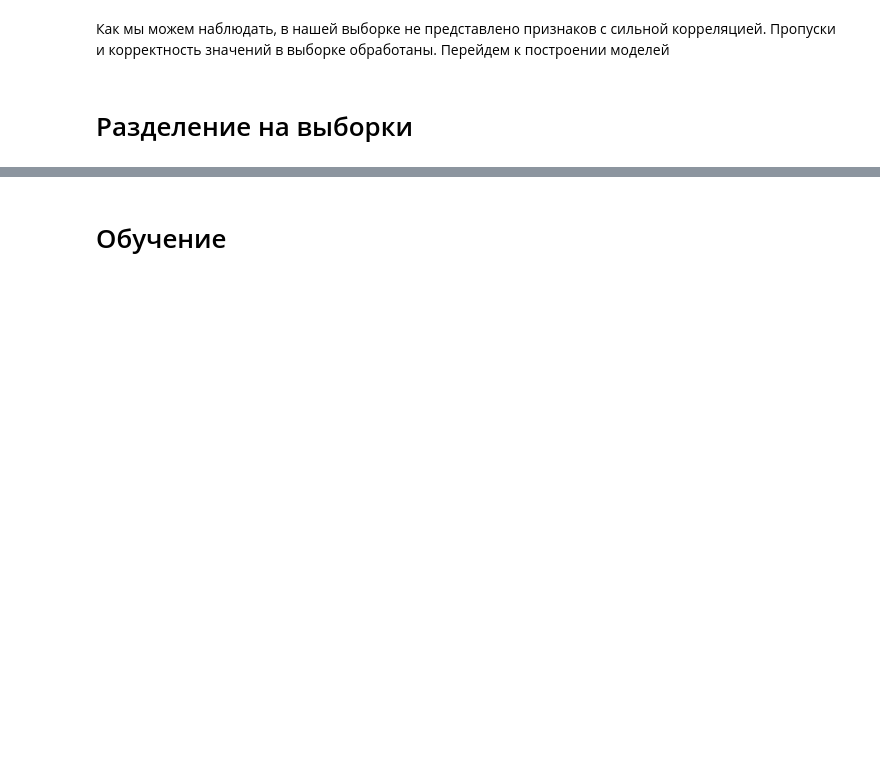
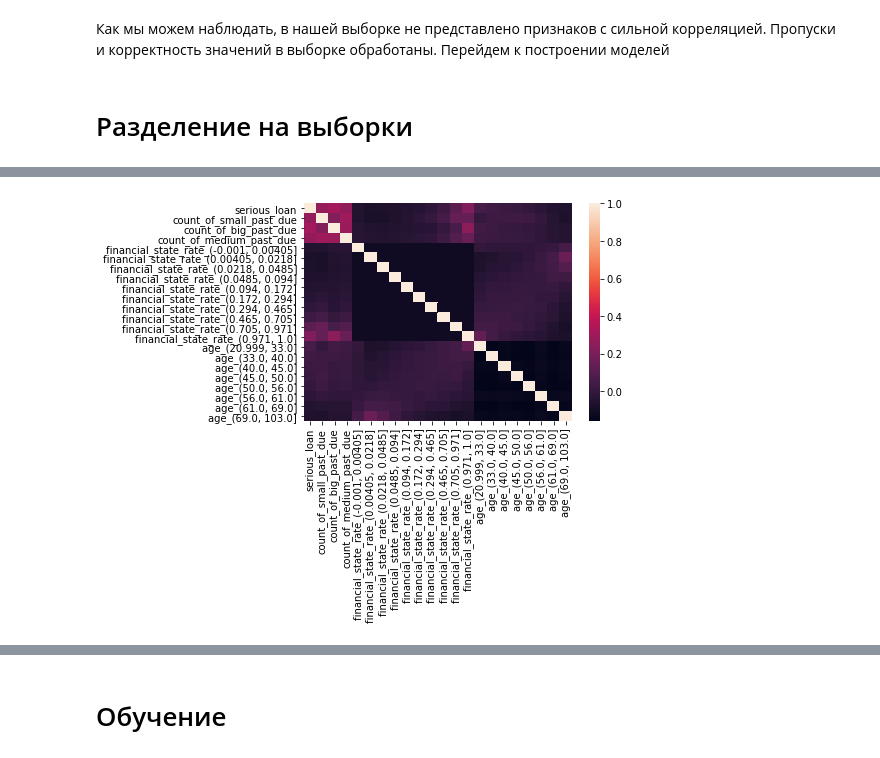
Before and after one commit to Stuksus/Credit_scoring_model, a Jupyter notebook: main.ipynb, the cells around one changed output, grey strips where cells are left out. Cells and saved outputs as stored; diff of their text form; code cells hidden in the pictures; blank space fills up the shorter version.

```diff
--- a/main.ipynb
+++ b/main.ipynb
@@ -1287,2 +1194,26 @@ corr.style.background_gradient(cmap, axis=1)\
 # %%
 cs_training = pd.get_dummies(cs_training)
+# %%
+corr = cs_training.corr()
+cmap=sns.diverging_palette(5, 250, as_cmap=True)
+
+def magnify():
+    return [dict(selector="th",
+                 props=[("font-size", "7pt")]),
+            dict(selector="td",
+                 props=[('padding', "0em 0em")]),
+            dict(selector="th:hover",
+                 props=[("font-size", "12pt")]),
+            dict(selector="tr:hover td:hover",
+                 props=[('max-width', '200px'),
+                        ('font-size', '12pt')])
+]
+sns.heatmap(corr,
+        xticklabels=corr.columns,
+        yticklabels=corr.columns)
+
+corr.style.background_gradient(cmap, axis=1)\
+    .set_properties(**{'max-width': '80px', 'font-size': '10pt'})\
+    .set_precision(2)\
+    .set_table_styles(magnify())
+# %% [output]
@@ -1289,3 +1237,4 @@ cs_training = pd.get_dummies(cs_training)
+[figure, added]
 # %%
 (design_train,
  design_test,
```
Also changed, not shown: parts of 60 cells of this notebook.
